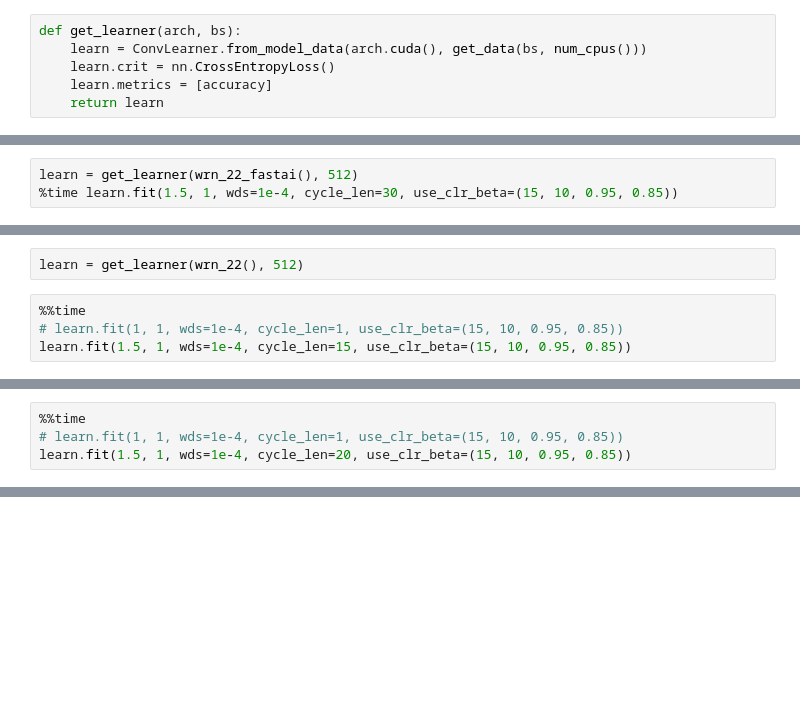
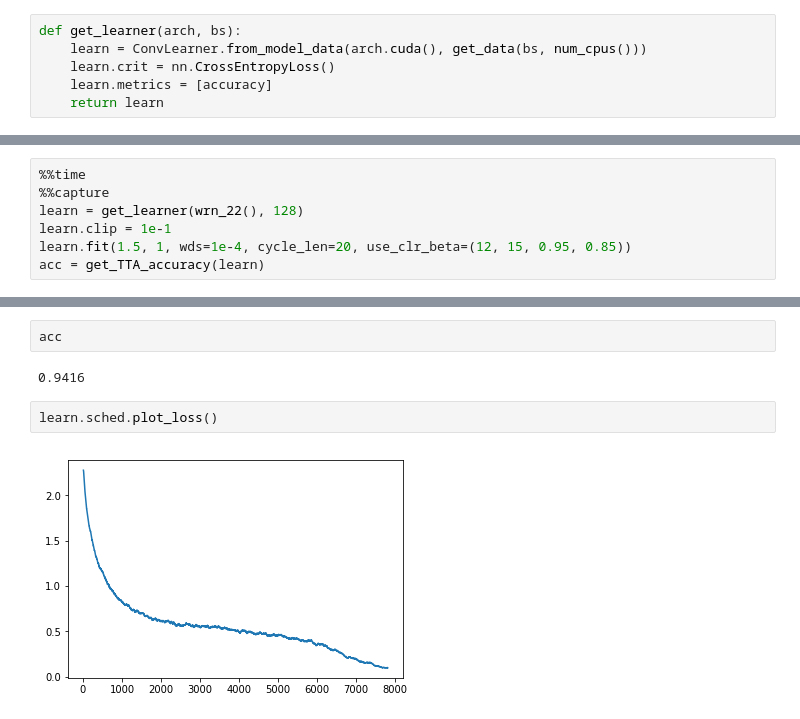
Before and after one commit to radekosmulski/machine_learning_notebooks, a Jupyter notebook: cifar10_fastai_dawnbench.ipynb, the cells around one changed output, grey strips where cells are left out. Drawn from its saved outputs; the diff is of its cells as text; blank space fills up the shorter version.

```diff
--- a/cifar10_fastai_dawnbench.ipynb
+++ b/cifar10_fastai_dawnbench.ipynb
@@ -141,4 +141,8 @@ Wall time: 18min 33s
 # %%
-learn = get_learner(wrn_22_fastai(), 512)
-%time learn.fit(1.5, 1, wds=1e-4, cycle_len=30, use_clr_beta=(15, 10, 0.95, 0.85))
+%%time
+%%capture
+learn = get_learner(wrn_22(), 128)
+learn.clip = 1e-1
+learn.fit(1.5, 1, wds=1e-4, cycle_len=20, use_clr_beta=(12, 15, 0.95, 0.85))
+acc = get_TTA_accuracy(learn)
 # %% [output]
@@ -164,6 +150,0 @@ Wall time: 19min 9s
-# %%
-learn = get_learner(wrn_22(), 512)
-# %%
-%%time
-# learn.fit(1, 1, wds=1e-4, cycle_len=1, use_clr_beta=(15, 10, 0.95, 0.85))
-learn.fit(1.5, 1, wds=1e-4, cycle_len=15, use_clr_beta=(15, 10, 0.95, 0.85))
@@ -198,4 +150,0 @@ Wall time: 12min 23s
-# %%
-%%time
-# learn.fit(1, 1, wds=1e-4, cycle_len=1, use_clr_beta=(15, 10, 0.95, 0.85))
-learn.fit(1.5, 1, wds=1e-4, cycle_len=20, use_clr_beta=(15, 10, 0.95, 0.85))
@@ -205,0 +151,8 @@ epoch      trn_loss   val_loss   accuracy
+# %%
+acc
+# %% [output]
+0.9416
+# %%
+learn.sched.plot_loss()
+# %% [output]
+[figure, added]
```
Also changed, not shown: parts of 24 cells of this notebook.
